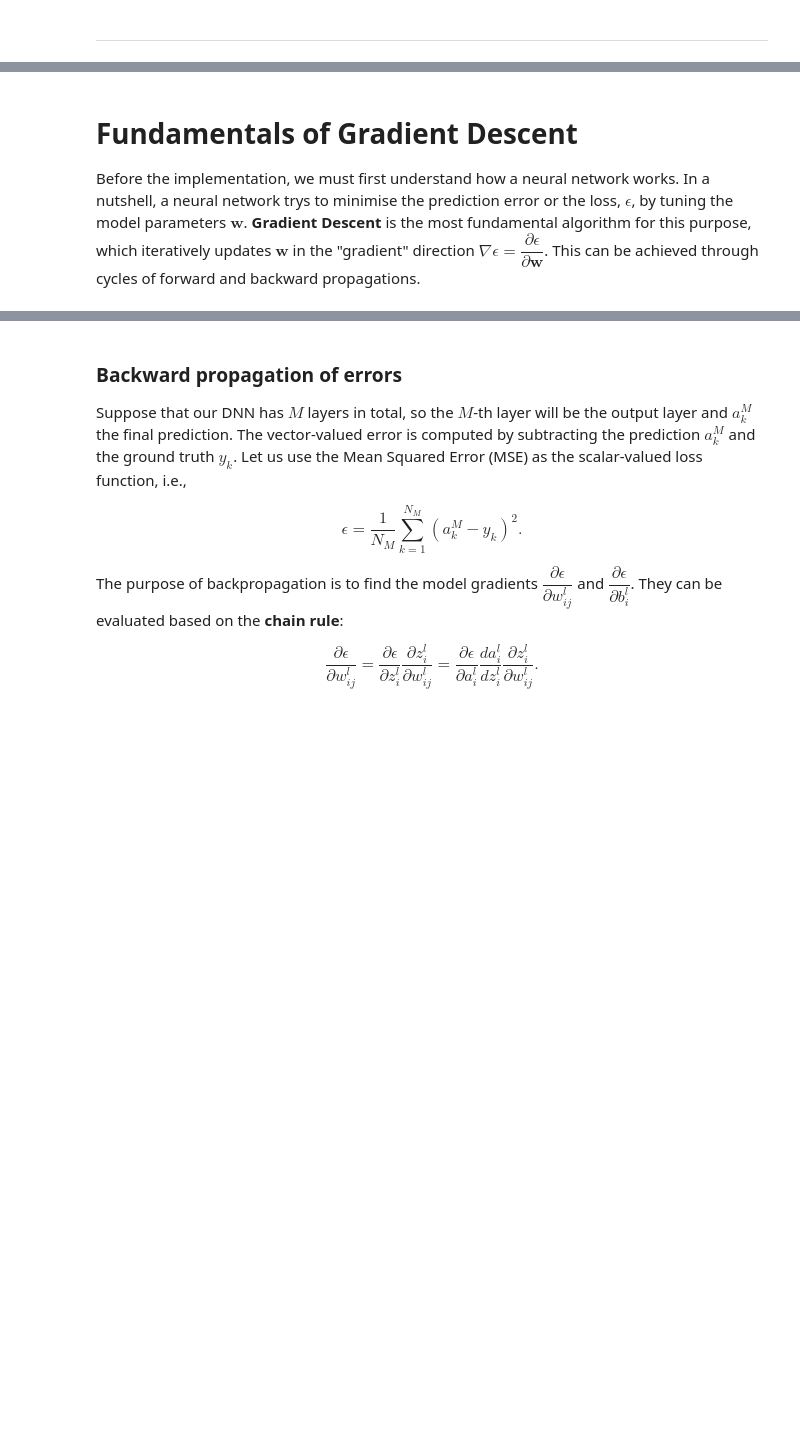
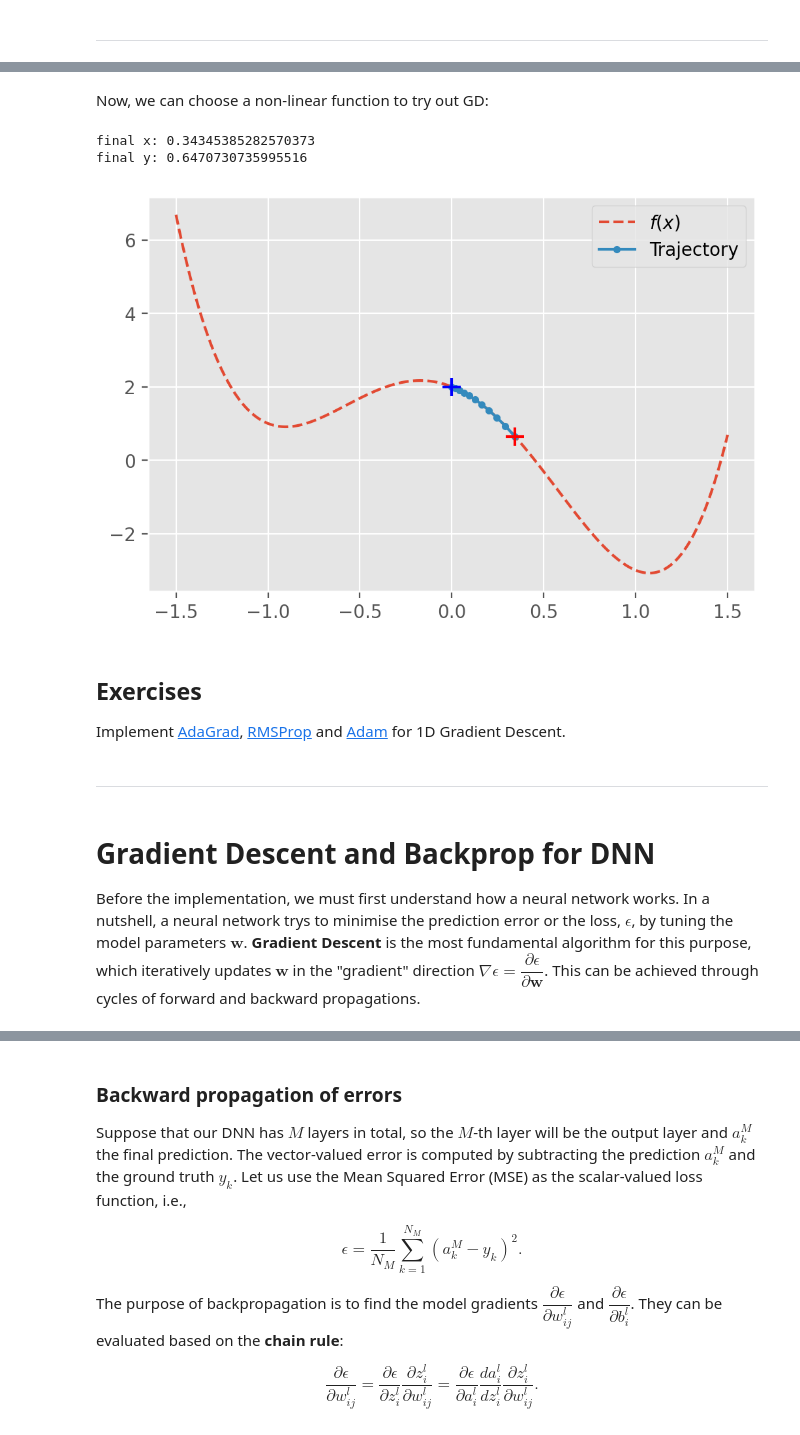
Before and after one commit to stfc-sciml/sciml-workshop, a Jupyter notebook: course_2.0_with_solutions/04_DNN_backprop.ipynb, the cells around one changed output, grey strips where cells are left out. Saved outputs shown, nothing was run; the diff lists cells and outputs as text; code cells hidden in the pictures; blank space fills up the shorter version.

```diff
--- a/course_2.0_with_solutions/04_DNN_backprop.ipynb
+++ b/course_2.0_with_solutions/04_DNN_backprop.ipynb
@@ -12,5 +61,62 @@ import numpy as np
+# %% [markdown]
+Now, we can choose a non-linear function to try out GD:
+# %%
+# f(x)
+def f(x):
+    return 3 * x ** 4 - 6 * x ** 2 - 2 * x + 2
+
+# ∂f/∂x
+def df(x):
+    return 12 * x ** 3 - 12 * x - 2
+
+# ∂f/∂x by AutoDiff
+def df_auto(x):
+    # tell TensorFlow that x is a variable
+    x_ = tf.Variable(x)
+    # build graph with GradientTape
+    with tf.GradientTape() as tape:
+        y = f(x_)
+    # compute gradient
+    dy_dx = tape.gradient(y, x_)
+    return dy_dx.numpy()
+
+# initial guess
+x0 = 0
+
+# learning rate
+eta = 0.01
+
+# num iter
+n_iter = 10
+
+# perform GD
+x, y = GD_1D(f, df_auto, x0, eta, n_iter, alpha=0.)
+
+# display results
+print(f'final x: {x[-1]}')
+print(f'final y: {y[-1]}')
+
+# plot range
+x_range = np.linspace(-1.5, 1.5, 1000)
+plt.figure(dpi=200)
+plt.plot(x_range, f(x_range), ls='--', label='$f(x)$')
+plt.plot(x, y, label='Trajectory', marker='.')
+plt.scatter(x[0], y[0], c='b', zorder=100, s=100, marker='+')
+plt.scatter(x[-1], y[-1], c='r', zorder=100, s=100, marker='+')
+plt.legend()
+plt.show()
+# %% [output]
+final x: 0.34345385282570373
+final y: 0.6470730735995516
+[figure, added]
+# %% [markdown]
+## Exercises
+
+Implement [AdaGrad](https://en.wikipedia.org/wiki/Stochastic_gradient_descent#AdaGrad), [RMSProp](https://en.wikipedia.org/wiki/Stochastic_gradient_descent#RMSProp) and [Adam](https://en.wikipedia.org/wiki/Stochastic_gradient_descent#Adam) for 1D Gradient Descent.
+# %% [markdown]
+---
 # %% [markdown]
-# Fundamentals of Gradient Descent
+# Gradient Descent and Backprop for DNN
 
 Before the implementation, we must first understand how a neural network works. In a nutshell, a neural network trys to minimise the prediction error or the loss, $\epsilon$, by tuning the model parameters $\mathbf{w}$. **Gradient Descent** is the most fundamental algorithm for this purpose, which iteratively updates $\mathbf{w}$ in the "gradient" direction $\nabla\epsilon=\dfrac{\partial \epsilon}{\partial \mathbf{w}}$. This can be achieved through cycles of forward and backward propagations.
 # %% [markdown]
```
Also changed, not shown: parts of 9 cells of this notebook.
